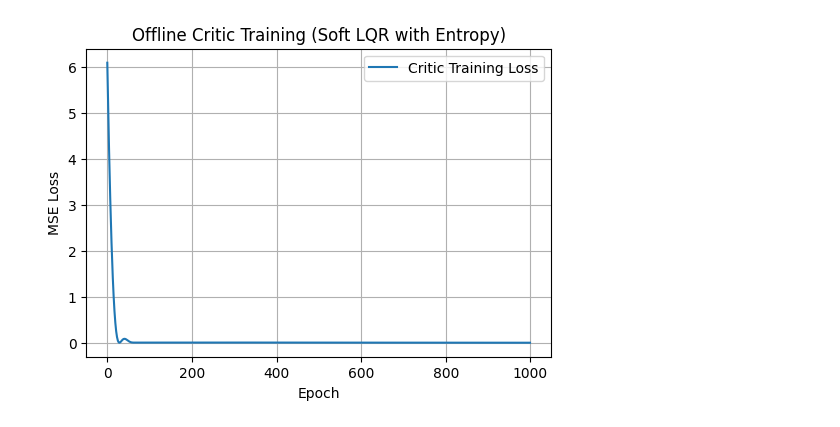
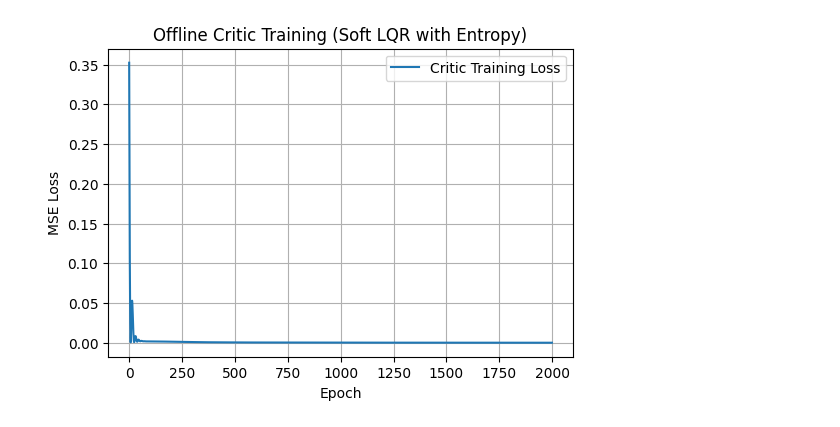
Before and after one commit to Krioooo/SCADD_Group8, a Jupyter notebook: 3.1.ipynb, the cells around one changed output. Saved outputs shown, nothing was run; the diff lists cells and outputs as text; code cells hidden in the pictures.

```diff
--- a/3.1.ipynb
+++ b/3.1.ipynb
@@ -24,62 +24,59 @@ def riccati_ode(t, S_flat, H, M, C, D_eff):
 def solve_riccati(H, M, C, R, D_eff, T, N):
     """
     利用 solve_ivp 从 t=T 逆向到 t=0 求解 Riccati ODE，
-    得到 S(t) 的数值解，并以字典形式存储。
+    得到 S(t) 的数值解，存入字典。
     """
     t_grid = np.linspace(0, T, N+1)
-    S_T_flat = R.flatten().numpy()  # 终端条件：S(T) = R
+    S_T_flat = R.flatten().numpy()  # S(T)=R
     sol = solve_ivp(lambda t, y: riccati_ode(t, y, H, M, C, D_eff),
                     t_span=[T, 0], y0=S_T_flat, t_eval=t_grid[::-1],
                     atol=1e-10, rtol=1e-10)
-    S_solutions = sol.y.T[::-1]  # 转为正序
+    S_solutions = sol.y.T[::-1]  # 正序排列
     S_dict = {round(t, 10): S_solutions[i].reshape(2, 2) for i, t in enumerate(t_grid)}
     return S_dict
 
 ########################################
-# 2. SoftLQR 类：利用最优松弛策略模拟 SDE 轨迹
+# 2. SoftLQR 类：带熵正则的最优松弛策略及 SDE 模拟
 ########################################
 class SoftLQR:
     """
-    SoftLQR：在带熵正则的 LQR 问题中，状态方程为：
-      dX = H X dt + M a dt + sigma dW,
-    成本为：
-      \int (x^T C x + a^T D a + tau ln p(a|x)) dt + x_T^T R x_T.
-    其中最优控制服从：
-      a ~ N(mean, cov),
-    其中 mean = -D_eff^{-1} M^T S(t) x,  cov = tau * D_eff,
-    D_eff = D + (tau/(2*gamma^2)) I.
+    SoftLQR：带熵正则的 LQR 问题
+      状态方程： dX = H X dt + M a dt + sigma dW
+      成本： ∫ (x^T C x + a^T D a + tau ln p(a|x)) dt + x_T^T R x_T
+      控制策略： a ~ N(mean, cov)
+        其中 mean = -D_eff^{-1} M^T S(t)x,  cov = tau * D_eff,
+        D_eff = D + (tau/(2*gamma^2)) I.
     """
     def __init__(self, H, M, C, D, R, sigma, T, N, tau=0.5, gamma=1.0):
         self.H = H; self.M = M; self.C = C; self.D = D; self.R = R
         self.sigma = sigma; self.T = T; self.N = N
         self.tau = tau; self.gamma = gamma; self.dt = T / N
-        # 计算 D_eff = D + (tau/(2*gamma^2)) I
+        # 计算 D_eff
         self.D_eff = self.D + (self.tau / (2 * (self.gamma ** 2))) * torch.eye(2)
         # 求解 Riccati ODE 得到 S(t)
         self.S_dict = solve_riccati(H, M, C, R, self.D_eff, T, N)
 
     def simulate_one_trajectory(self, x0, dW):
         """
-        利用 Euler–Maruyama 方法生成一条轨迹，返回格式：
+        使用 Euler–Maruyama 模拟一条轨迹，返回格式为：
           [(t, x, cost, x_next), ..., (t_T, x_T, None, None)]
-        其中 cost = x^T C x + a^T D a + tau ln p(a|x) （未乘 dt，TD更新中乘 dt）
+        其中 cost = x^T C x + a^T D a + tau ln p(a|x) （未乘 dt，TD中乘 dt）。
         """
         data = []
         x_n = x0.clone()
         t_n = 0.0
         for n in range(self.N):
-            # 获取当前时刻的 S(t)
+            # 获取当前时刻 S(t)
             S_t = torch.tensor(self.S_dict[round(t_n, 10)], dtype=torch.float32)
-            # 计算控制均值：-D_eff^{-1} M^T S(t) x_n
+            # 计算控制均值： -D_eff^{-1} M^T S(t) x
             mean = - torch.linalg.inv(self.D_eff) @ self.M.T @ S_t @ x_n
-            # 控制协方差：tau * D_eff
+            # 控制协方差： tau * D_eff
             cov = self.tau * self.D_eff
-            # 构造高斯分布并采样控制 a
             dist = MultivariateNormal(mean, cov)
             a_n = dist.sample()
-            # 计算熵正则项：tau * ln p(a_n|x_n)
-            ln_prob = dist.log_prob(a_n).item()  # 注意：log_prob 包含负二次项和常数
-            # 计算即时成本（状态成本 + 控制成本 + 熵项）
+            # 计算熵正则项： tau * ln p(a|x)
+            ln_prob = dist.log_prob(a_n).item()
+            # 即时成本：状态成本 + 控制成本 + 熵正则项
             cost_n = (x_n.T @ self.C @ x_n + a_n.T @ self.D @ a_n).item() + self.tau * ln_prob
             # Euler–Maruyama 更新状态
             drift = self.H @ x_n + self.M @ a_n
@@ -91,18 +88,18 @@ class SoftLQR:
         return data
 
 ########################################
-# 3. OfflineCritic 类：离线训练价值网络
+# 3. OfflineCritic 类：离线 TD(0) 训练价值网络
 ########################################
 class OfflineCritic:
     """
-    OfflineCritic 利用固定策略采样的数据训练价值网络 Vθ(t,x)。
+    OfflineCritic：利用固定策略生成的数据训练价值网络 Vθ(t,x)。
     非终端目标： cost * dt + V(t+dt, x_next)
     终端目标： x_T^T R x_T
     """
     def __init__(self, R, hidden_size=512, lr=1e-3):
         self.R = R
         self.net = nn.Sequential(
-            nn.Linear(3, hidden_size),  # 输入：[t, x1, x2]
+            nn.Linear(3, hidden_size),
             nn.ReLU(),
             nn.Linear(hidden_size, 1)
         )
@@ -111,9 +108,9 @@ class OfflineCritic:
 
     def train(self, data, dt, epochs=1000):
         """
-        利用离线数据 (t, x, cost, x_next) 训练价值网络。
-        对非终端样本：target = cost * dt + V(t+dt, x_next)
-        对终端样本：target = x_T^T R x_T
+        训练价值网络，数据格式：(t, x, cost, x_next)。
+        非终端目标： cost * dt + V(t+dt, x_next)
+        终端目标： x_T^T R x_T
         """
         ts, xs, costs, x_nexts = [], [], [], []
         t_term, x_term = None, None
@@ -126,6 +123,7 @@ class OfflineCritic:
             else:
                 t_term = t
                 x_term = x
+
         ts_tensor = torch.tensor(ts, dtype=torch.float32).unsqueeze(1)
         xs_tensor = torch.stack(xs).float()
         cost_tensor = torch.tensor(costs, dtype=torch.float32)
@@ -162,10 +160,10 @@ class OfflineCritic:
         return self.net(inp).item()
 
 ########################################
-# 4. 主程序与可视化
+# 4. 主程序与验证
 ########################################
 if __name__ == "__main__":
-    # 参数定义
+    # 参数设置
     H = torch.tensor([[0.5, 0.5],
                       [0.0, 0.5]], dtype=torch.float32)
     M = torch.tensor([[1.0, 1.0],
@@ -182,19 +180,17 @@ if __name__ == "__main__":
     gamma = 1.0
     dt = T / N
 
-    # 实例化 SoftLQR，使用带熵正则的最优松弛策略
+    # 实例化 SoftLQR
     soft_lqr = SoftLQR(H, M, C, D, R, sigma, T, N, tau, gamma)
-
     # 生成布朗增量
     dW = torch.normal(mean=0.0, std=1.0, size=(N, 2)) * np.sqrt(dt)
     x0 = torch.tensor([1.0, 1.0])
-
-    # 模拟轨迹，返回 (t, x, cost, x_next) 的列表
+    # 模拟轨迹，返回 (t, x, cost, x_next) 列表
     data = soft_lqr.simulate_one_trajectory(x0, dW)
 
     # 离线 Critic 训练
     critic = OfflineCritic(R, hidden_size=512, lr=1e-3)
-    loss_history = critic.train(data, dt, epochs=1000)
+    loss_history = critic.train(data, dt, epochs=2000)
 
     # 绘制训练损失曲线
     plt.figure(figsize=(6,4))
@@ -206,8 +202,19 @@ if __name__ == "__main__":
     plt.legend()
     plt.show()
 
-    # 对比 t=0 时刻学到的价值函数与理论主要二次项 x^T S(0)x
+    # 在 [-3,3]^2 网格上比较 t=0 时的 V(0,x) 与理论值 x^T S(0)x
     S0 = torch.tensor(soft_lqr.S_dict[0.0], dtype=torch.float32)
+    xs = np.linspace(-3, 3, 13)
+    max_err = 0.0
+    for xv in xs:
+        for yv in xs:
+            x_vec = torch.tensor([xv, yv], dtype=torch.float32)
+            V_learned = critic.value_function(0.0, x_vec)
+            V_theoretical = (x_vec.T @ S0 @ x_vec).item()
+            max_err = max(max_err, abs(V_learned - V_theoretical))
+    print(f"Max error on [-3,3]^2 grid (vs. x^T S(0)x): {max_err:.2f}")
+
+    # 对比 t=0 时刻学到的 V(0,x) 与理论二次项 x^T S(0)x 的曲线
     xs_plot = np.linspace(0, 2, 21)
     learned_vals = []
     theoretical_vals = []
@@ -228,7 +235,7 @@ if __name__ == "__main__":
     plt.legend()
     plt.show()
 
-    # 绘制轨迹演化图：展示系统状态随时间的变化
+    # 绘制轨迹演化图
     dW2 = torch.normal(mean=0.0, std=1.0, size=(N, 2)) * np.sqrt(dt)
     data_check = soft_lqr.simulate_one_trajectory(x0, dW2)
     ts = [d[0] for d in data_check]
@@ -258 +275 @@ Epoch 900: Loss = 0.002116
-[figure, old version]
+[figure, new version]
```
Also changed, not shown: parts of 1 cell of this notebook.
